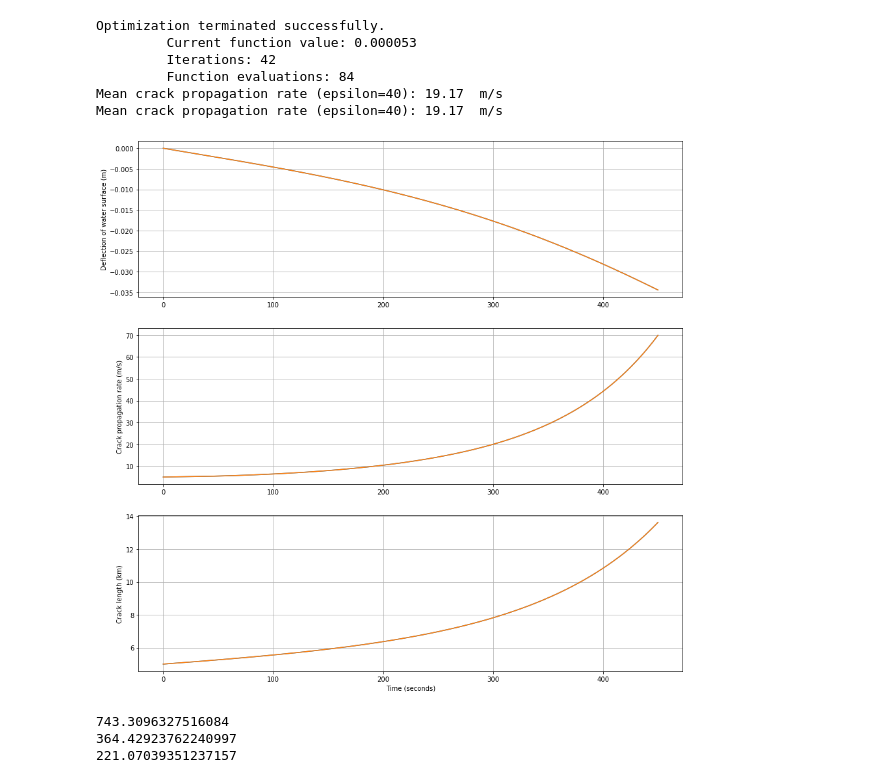
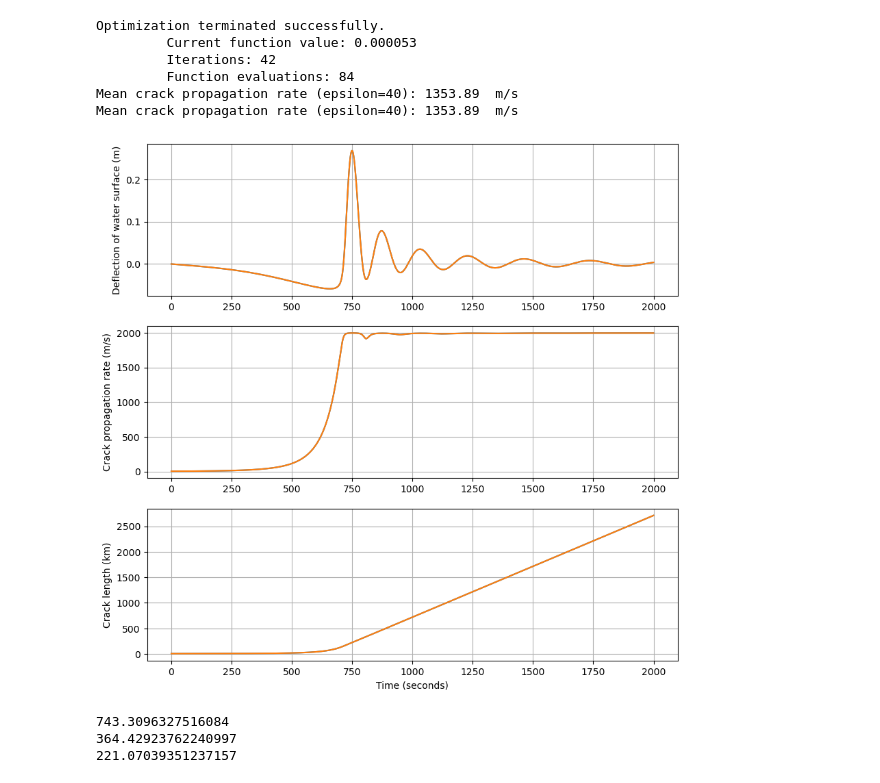
Before and after one commit to stepholinger/rift_fluid_flow, a Jupyter notebook: rift_tip_flow.ipynb, the cells around one changed output. Cells and saved outputs as stored; diff of their text form; code cells hidden in the pictures.

Commit message:
nice plot of asymptotic Q analysis

```diff
--- a/rift_tip_flow.ipynb
+++ b/rift_tip_flow.ipynb
@@ -38,9 +38,6 @@ def water_crack(y, t, epsilon, H_i, Rxx, w0):
     rho_w = 1000
     H_w = rho_i/rho_w * H_i
 
-
-    # calculate water level
-    H_w = rho_i/rho_w * H_i
 
     # calculate stress and stress intensity factor
     sigma = rho_i*g*H_i/2 - rho_w*g/(2*H_i)*eta**2
@@ -112,38 +109,38 @@ Rxx = find_min_rxx(L0,sigma0,K_ic)[0]+1
 '''
 
 Run simulations
 
 '''
 
 y0 = [eta0, d_eta_dt0,L0]
-t = np.linspace(0, 450, 10001)
-fig,ax=plt.subplots(3,1,figsize=(15,15))
+t = np.linspace(0, 2000, 10001)
+fig,ax=plt.subplots(3,1,figsize=(10,10),dpi=100)
 fig.patch.set_facecolor('w')
 
 for epsilon in (40,40):
 
     sol = odeint(water_crack, y0, t, args=(epsilon, H_i, Rxx, w0))
 
     ax[0].plot(t, sol[:, 0]-H_w)
     ax[0].set_ylabel('Deflection of water surface (m)')
     ax[1].plot(t, np.gradient(sol[:, 2],t), label='L(t), km')
     ax[1].set_ylabel('Crack propagation rate (m/s)')
     ax[2].plot(t, sol[:, 2]/1e3, label='L(t), km')
     ax[2].set_ylabel('Crack length (km)')
     print("Mean crack propagation rate (epsilon="+str(epsilon)+"):",np.round(np.mean(np.gradient(sol[:, 2],t)),2)," m/s")
 ax[0].grid()
 ax[1].grid()
 ax[2].grid()
 plt.xlabel('Time (seconds)')
 plt.show()
 # %% [output]
 Optimization terminated successfully.
          Current function value: 0.000053
          Iterations: 42
          Function evaluations: 84
-Mean crack propagation rate (epsilon=40): 19.17  m/s
-Mean crack propagation rate (epsilon=40): 19.17  m/s
+Mean crack propagation rate (epsilon=40): 1353.89  m/s
+Mean crack propagation rate (epsilon=40): 1353.89  m/s
-[figure, old version]
+[figure, new version]
 # %%
 '''
 
```
Also changed, not shown: 1 other file.
